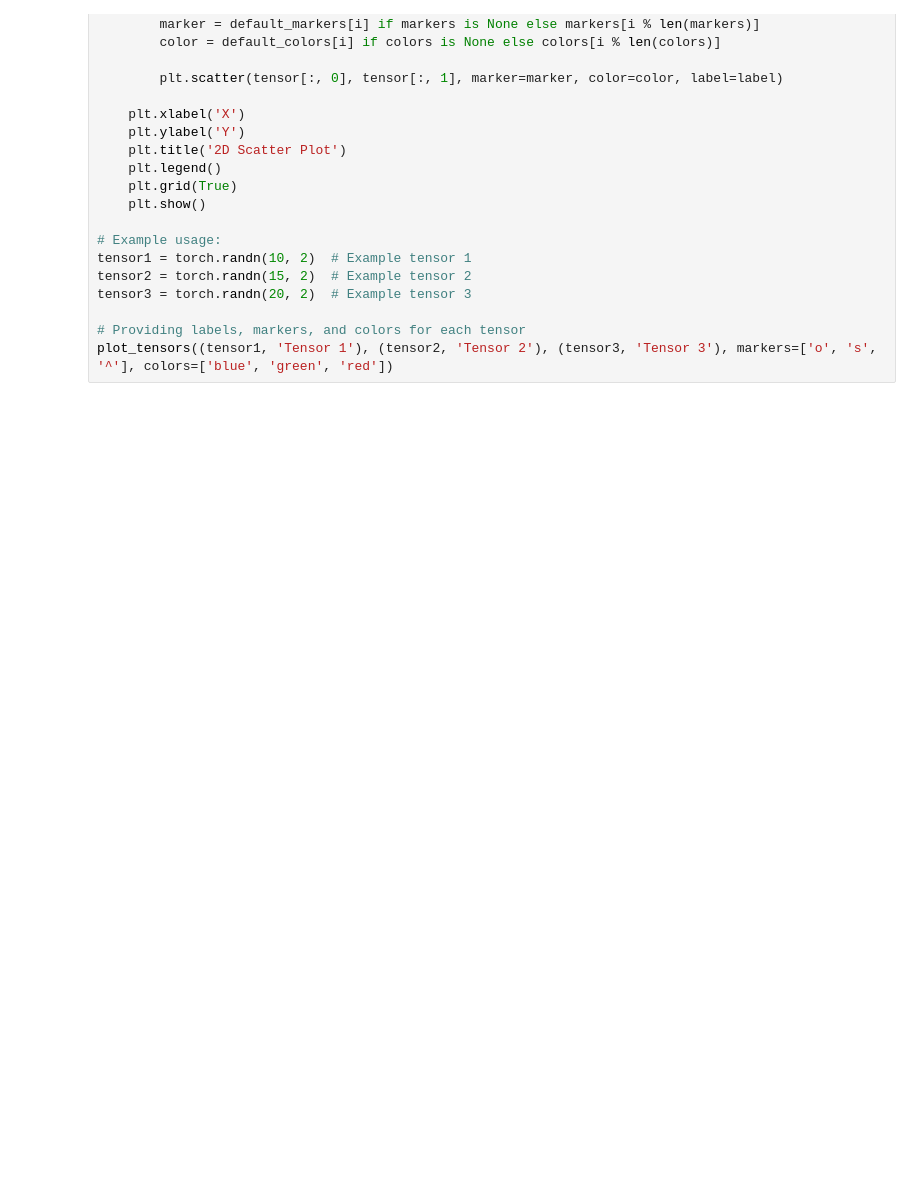
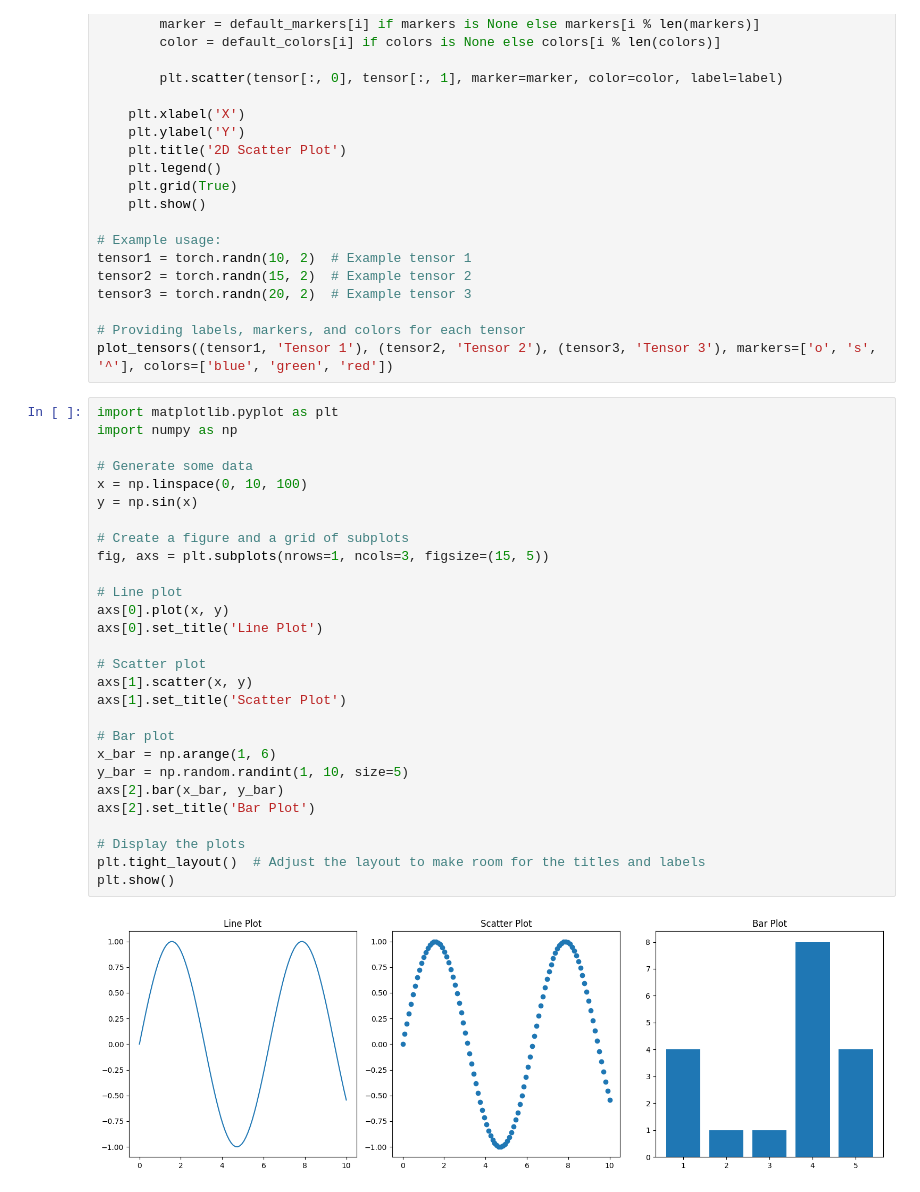
Before and after one commit to luiscssza/PINNS, a Jupyter notebook: BM/joining_all.ipynb, the cells around one changed output. Cells and saved outputs as stored; diff of their text form; blank space fills up the shorter version.

```diff
--- a/BM/joining_all.ipynb
+++ b/BM/joining_all.ipynb
@@ -1289,3 +1364,33 @@ tensor3 = torch.randn(20, 2)  # Example tensor 3
 
 # Providing labels, markers, and colors for each tensor
 plot_tensors((tensor1, 'Tensor 1'), (tensor2, 'Tensor 2'), (tensor3, 'Tensor 3'), markers=['o', 's', '^'], colors=['blue', 'green', 'red'])
+# %%
+import matplotlib.pyplot as plt
+import numpy as np
+
+# Generate some data
+x = np.linspace(0, 10, 100)
+y = np.sin(x)
+
+# Create a figure and a grid of subplots
+fig, axs = plt.subplots(nrows=1, ncols=3, figsize=(15, 5))
+
+# Line plot
+axs[0].plot(x, y)
+axs[0].set_title('Line Plot')
+
+# Scatter plot
+axs[1].scatter(x, y)
+axs[1].set_title('Scatter Plot')
+
+# Bar plot
+x_bar = np.arange(1, 6)
+y_bar = np.random.randint(1, 10, size=5)
+axs[2].bar(x_bar, y_bar)
+axs[2].set_title('Bar Plot')
+
+# Display the plots
+plt.tight_layout()  # Adjust the layout to make room for the titles and labels
+plt.show()
+# %% [output]
+[figure, added]
```
Also changed, not shown: parts of 17 cells of this notebook, 2 other files.
